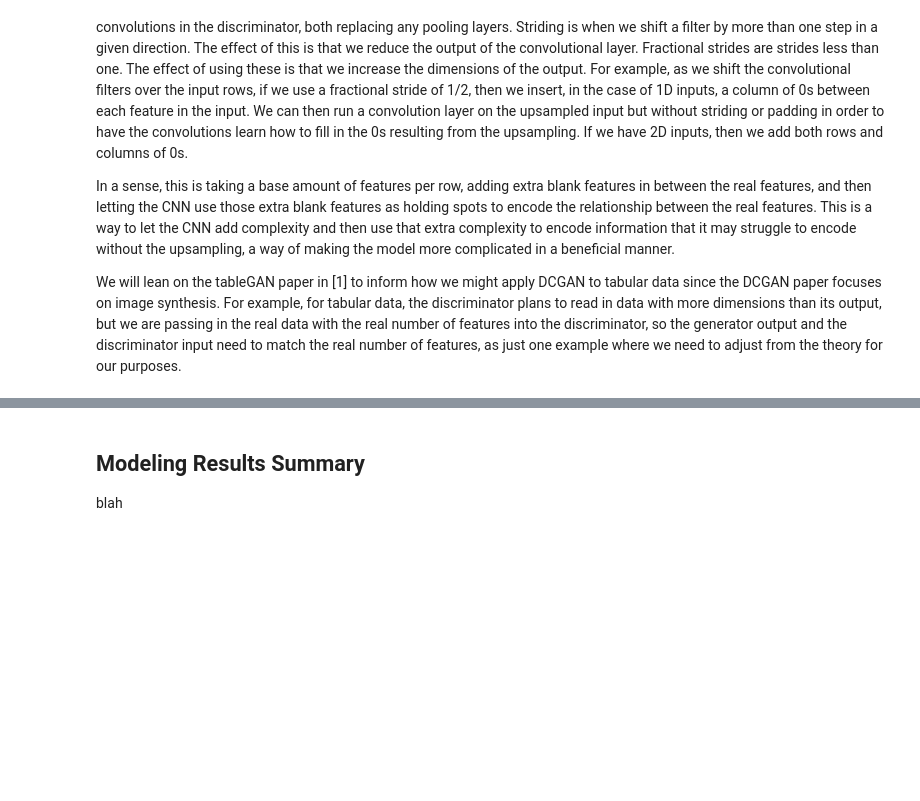
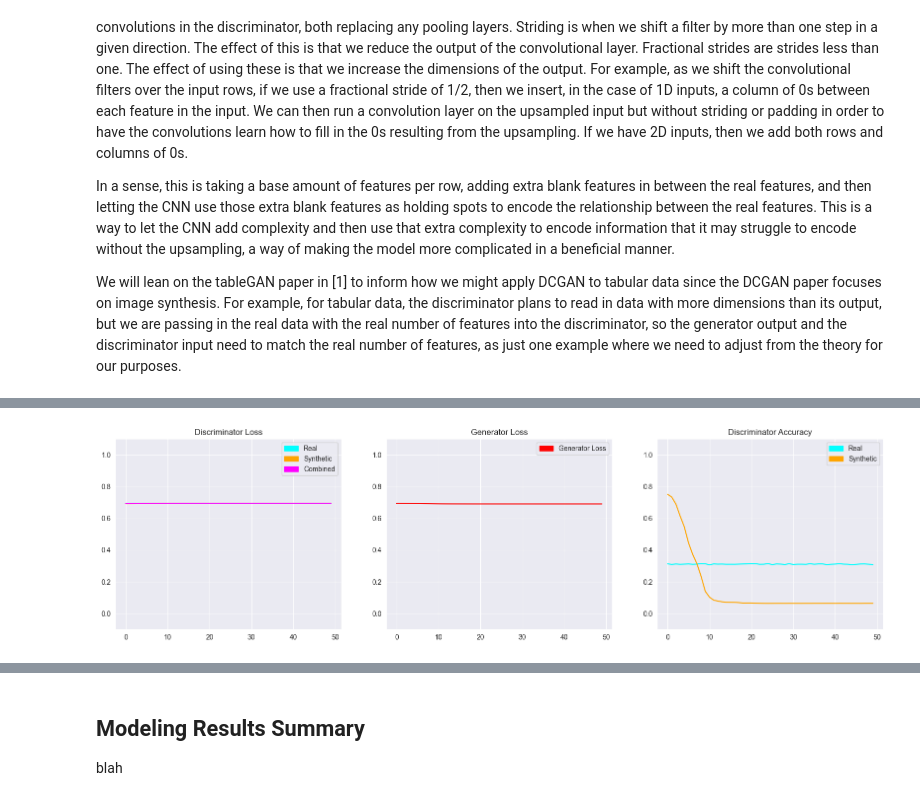
Before and after one commit to jhleakakos/msds-deep-learning-final, a Jupyter notebook: my_data_is_realer_than_yours.ipynb, the cells around one changed output, grey strips where cells are left out. Saved outputs shown, nothing was run; the diff lists cells and outputs as text; code cells hidden in the pictures; blank space fills up the shorter version.

```diff
--- a/my_data_is_realer_than_yours.ipynb
+++ b/my_data_is_realer_than_yours.ipynb
@@ -2902,0 +2918,78 @@ gimme_some_gan_metrics(hist_discriminator_loss_real, hist_discriminator_loss_syn
+# %%
+
+# Lower learning rate and a larger window size
+
+# CNN-GAN Attempt 2
+
+###############################
+# Model Definition and Creation
+###############################
+
+canon2_generator_optimizer = tf.keras.optimizers.legacy.Adam(learning_rate=0.000002, beta_1=0.5)
+canon2_discriminator_optimizer = tf.keras.optimizers.legacy.Adam(learning_rate=0.000002, beta_1=0.5)
+canon2_generator_loss = losses.BinaryCrossentropy(from_logits=True)
+canon2_discriminator_loss = losses.BinaryCrossentropy(from_logits=True)
+
+canon2_generator = models.Sequential([
+    layers.Dense(128, input_dim=latent_space_dim)
+    , layers.Reshape((1, 128))
+    , layers.Conv1DTranspose(256, 10, strides=2, padding='same', activation='relu')
+    , layers.Conv1DTranspose(512, 10, strides=2, padding='same', activation='relu')
+    , layers.Flatten()
+    , layers.Dense(n_train_features, activation='sigmoid')
+])
+
+canon2_discriminator = models.Sequential([
+    layers.Reshape((1, n_train_features), input_shape=(n_train_features,))
+    , layers.Conv1D(128, 10, strides=2, padding='same')
+    , layers.LeakyReLU(0.2)
+    , layers.Conv1D(256, 10, strides=2, padding='same')
+    , layers.LeakyReLU(0.2)
+    , layers.Conv1D(512, 10, strides=2, padding='same')
+    , layers.LeakyReLU(0.2)
+    , layers.Flatten()
+    , layers.Dense(64)
+    , layers.LeakyReLU(0.2)
+    , layers.Dropout(0.5)
+    , layers.Dense(1, activation='sigmoid')
+])
+
+canon2_discriminator.trainable = False
+canon2 = models.Sequential([canon2_generator, canon2_discriminator])
+canon2_discriminator.compile(loss=canon2_discriminator_loss, optimizer=canon2_discriminator_optimizer, metrics=['accuracy'])
+canon2.compile(loss=canon2_generator_loss, optimizer=canon2_generator_optimizer)
+
+# canon2.summary()
+
+################
+# Model Training
+################
+
+hist_discriminator_loss_real = []
+hist_discriminator_loss_syn = []
+hist_generator_loss = []
+
+sys.stdout = open(os.devnull, 'w')
+
+for epoch in range(n_epochs):
+
+    noise_matrix = np.random.uniform(0, 1, size=(df_training_input.shape[0], latent_space_dim))
+    synthetic_dataset = canon2_generator(noise_matrix)
+
+    canon2_discriminator.trainable = True
+    discriminator_loss_real = canon2_discriminator.fit(df_training_input, real_labels, batch_size=batch_size)
+    discriminator_loss_syn = canon2_discriminator.fit(synthetic_dataset, synthetic_labels, batch_size=batch_size)
+
+    canon2_discriminator.trainable = False
+    generator_loss = canon2.fit(noise_matrix, real_labels, batch_size=batch_size)
+
+    hist_discriminator_loss_real.append(discriminator_loss_real)
+    hist_discriminator_loss_syn.append(discriminator_loss_syn)
+    hist_generator_loss.append(generator_loss)
+
+sys.stdout = original_stdout
+
+gimme_some_gan_metrics(hist_discriminator_loss_real, hist_discriminator_loss_syn, hist_generator_loss)
+# gimme_some_gan_stats(hist_discriminator_loss_real, hist_discriminator_loss_syn, hist_generator_loss)
+# %% [output]
+[figure, added]
```
Also changed, not shown: parts of 22 cells of this notebook.
